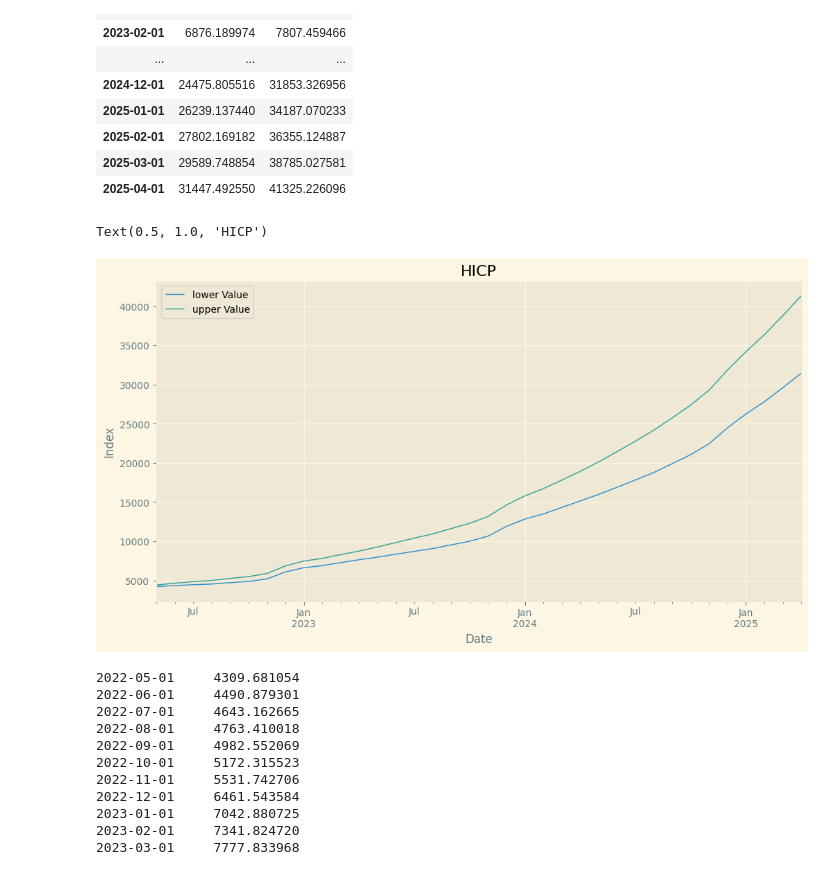
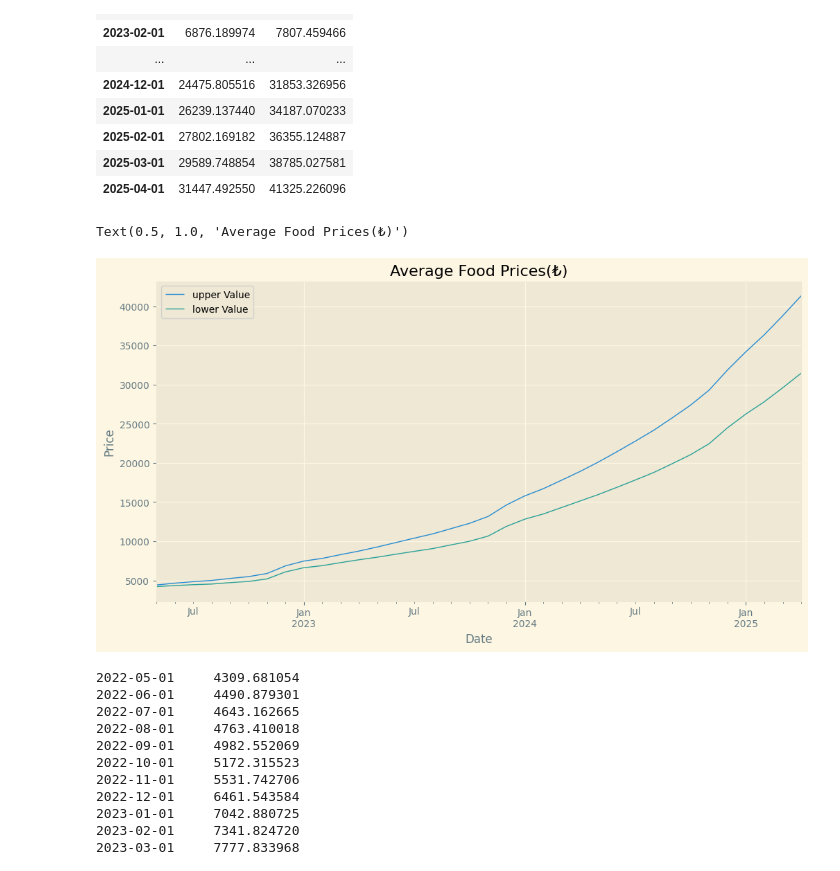
Before and after one commit to kayabo19/Average-Food-Price-Analysis, a Jupyter notebook: Final_Project.ipynb, the cells around one changed output. Saved outputs shown, nothing was run; the diff lists cells and outputs as text; code cells hidden in the pictures.

```diff
--- a/Final_Project.ipynb
+++ b/Final_Project.ipynb
@@ -285,13 +285,13 @@ pred_ci
 | 2025-04-01 | 31447.492550 | 41325.226096 |
 # %%
 rcParams['figure.figsize'] = 12, 6
-pred_ci.head(36).plot()
+pred_ci[["upper Value","lower Value"]].head(36).plot()
 plt.xlabel('Date')
-plt.ylabel('Index')
-plt.title("HICP")
+plt.ylabel('Price')
+plt.title("Average Food Prices(₺)")
 # %% [output]
-Text(0.5, 1.0, 'HICP')
+Text(0.5, 1.0, 'Average Food Prices(₺)')
-[figure, old version]
+[figure, new version]
 # %%
 pred_ci['Mean'] = (pred_ci['lower Value'] + pred_ci['upper Value'])/2
 # %%
```
Also changed, not shown: parts of 1 cell of this notebook.
